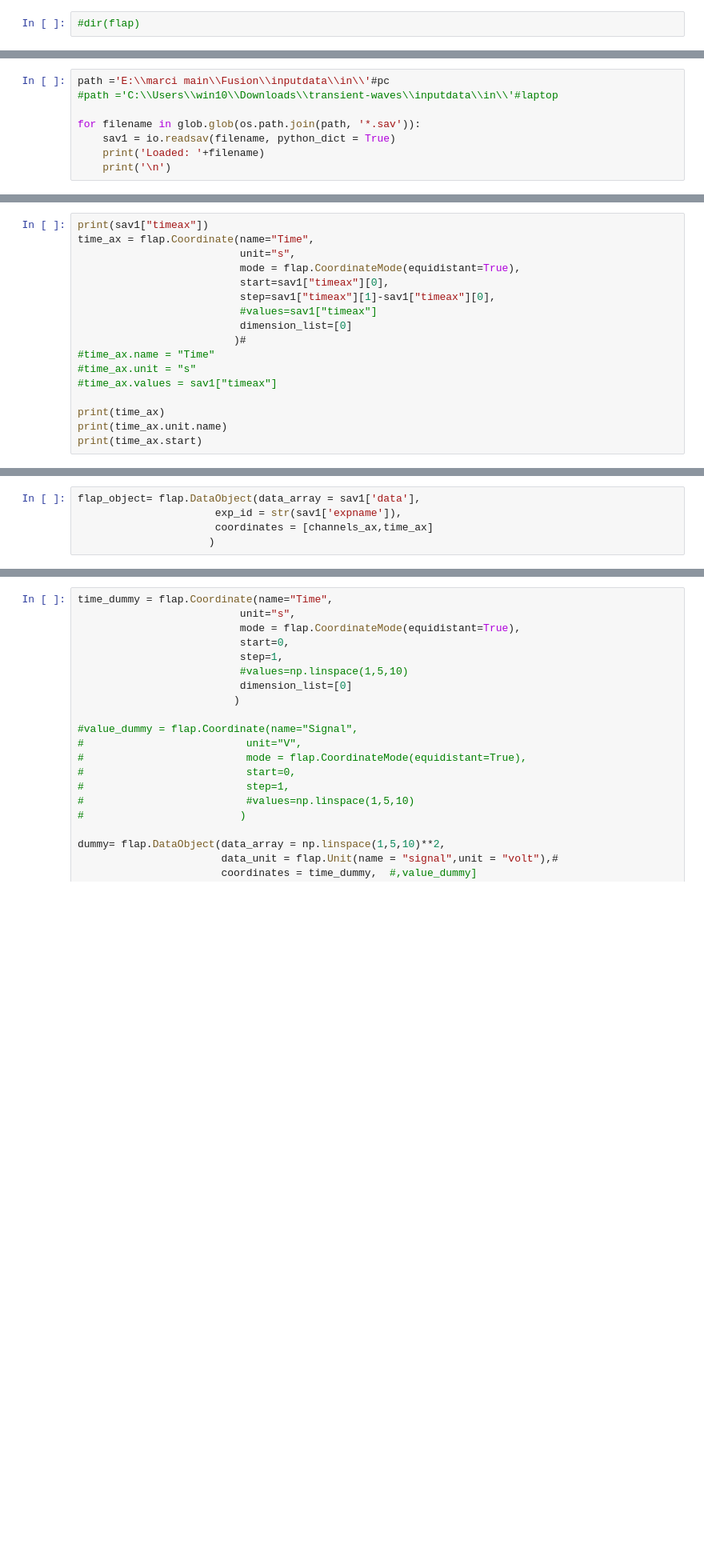
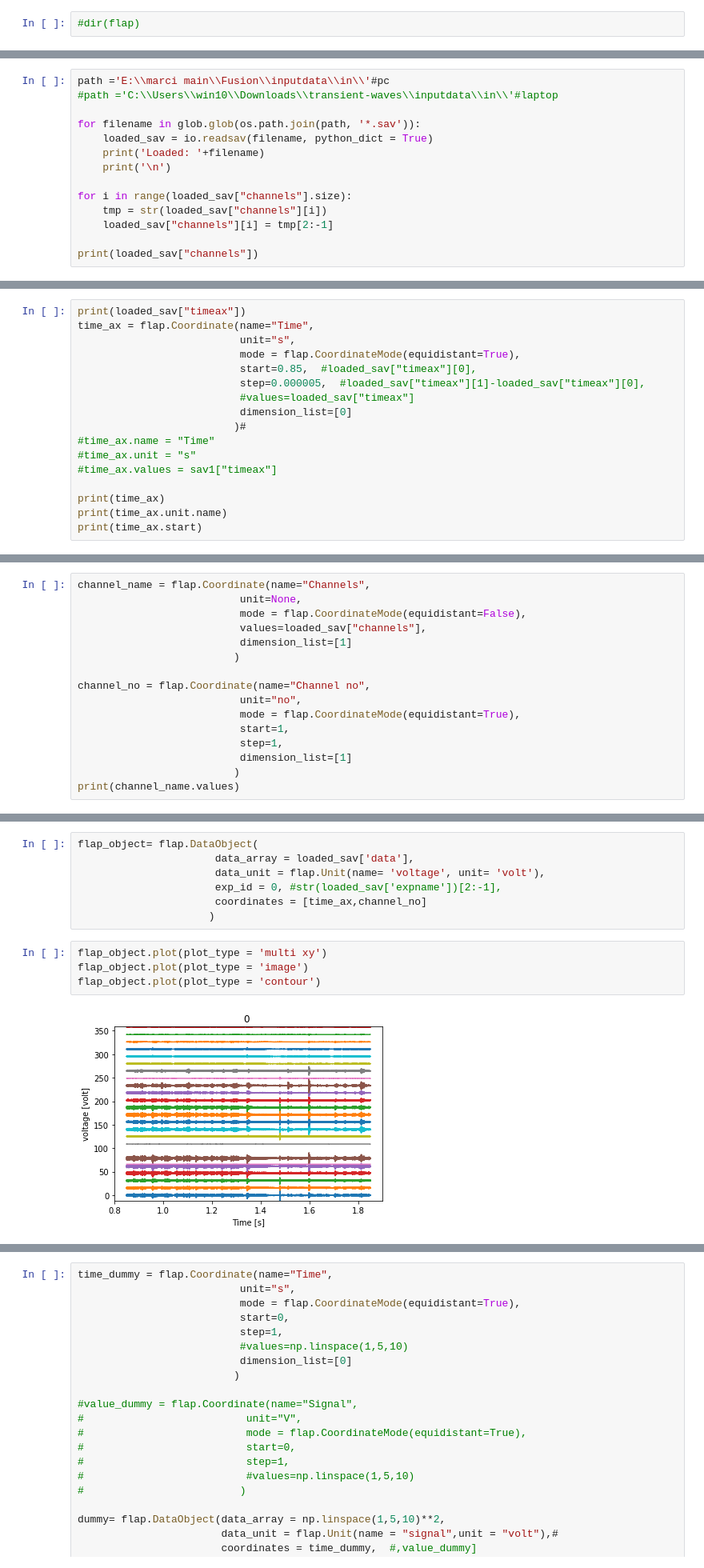
Before and after one commit to martonvavrik/fusion_research, a Jupyter notebook: Flap storage.ipynb, the cells around one changed output, grey strips where cells are left out. Shown at 80% size. Saved outputs shown, nothing was run; the diff lists cells and outputs as text; blank space fills up the shorter version.

Commit message:
Added plot, slicing try (err)

```diff
--- a/Flap storage.ipynb
+++ b/Flap storage.ipynb
@@ -58,8 +43,14 @@ path ='E:\\marci main\\Fusion\\inputdata\\in\\'#pc
 #path ='C:\\Users\\win10\\Downloads\\transient-waves\\inputdata\\in\\'#laptop
 
 for filename in glob.glob(os.path.join(path, '*.sav')):
-    sav1 = io.readsav(filename, python_dict = True)
+    loaded_sav = io.readsav(filename, python_dict = True)
     print('Loaded: '+filename)
     print('\n')
+
+for i in range(loaded_sav["channels"].size):
+    tmp = str(loaded_sav["channels"][i])
+    loaded_sav["channels"][i] = tmp[2:-1]
+
+print(loaded_sav["channels"])
 # %% [output]
 Loaded: E:\marci main\Fusion\inputdata\in\AUGD_32326_MHA.sav
@@ -72,11 +75,11 @@ Couldn't find program: 'false'
 # %%
-print(sav1["timeax"])
+print(loaded_sav["timeax"])
 time_ax = flap.Coordinate(name="Time",
                           unit="s",
                           mode = flap.CoordinateMode(equidistant=True),
-                          start=sav1["timeax"][0],
-                          step=sav1["timeax"][1]-sav1["timeax"][0],
-                          #values=sav1["timeax"]
+                          start=0.85,  #loaded_sav["timeax"][0],
+                          step=0.000005,  #loaded_sav["timeax"][1]-loaded_sav["timeax"][0],
+                          #values=loaded_sav["timeax"]
                           dimension_list=[0]
                          )#
 #time_ax.name = "Time"
@@ -106,0 +92,16 @@ print(channels_ax.values)
+# %%
+channel_name = flap.Coordinate(name="Channels",
+                          unit=None,
+                          mode = flap.CoordinateMode(equidistant=False),
+                          values=loaded_sav["channels"],
+                          dimension_list=[1]
+                         )
+
+channel_no = flap.Coordinate(name="Channel no",
+                          unit="no",
+                          mode = flap.CoordinateMode(equidistant=True),
+                          start=1,
+                          step=1,
+                          dimension_list=[1]
+                         )
+print(channel_name.values)
@@ -107,5 +114,13 @@ print(channels_ax.values)
 # %%
-flap_object= flap.DataObject(data_array = sav1['data'],
-                      exp_id = str(sav1['expname']),
-                      coordinates = [channels_ax,time_ax]
+flap_object= flap.DataObject(
+                      data_array = loaded_sav['data'],
+                      data_unit = flap.Unit(name= 'voltage', unit= 'volt'),
+                      exp_id = 0, #str(loaded_sav['expname'])[2:-1],
+                      coordinates = [time_ax,channel_no]
                      )
+# %%
+flap_object.plot(plot_type = 'multi xy')
+flap_object.plot(plot_type = 'image')
+flap_object.plot(plot_type = 'contour')
+# %% [output]
+[figure, added]
```
Also changed, not shown: parts of 10 cells of this notebook.
